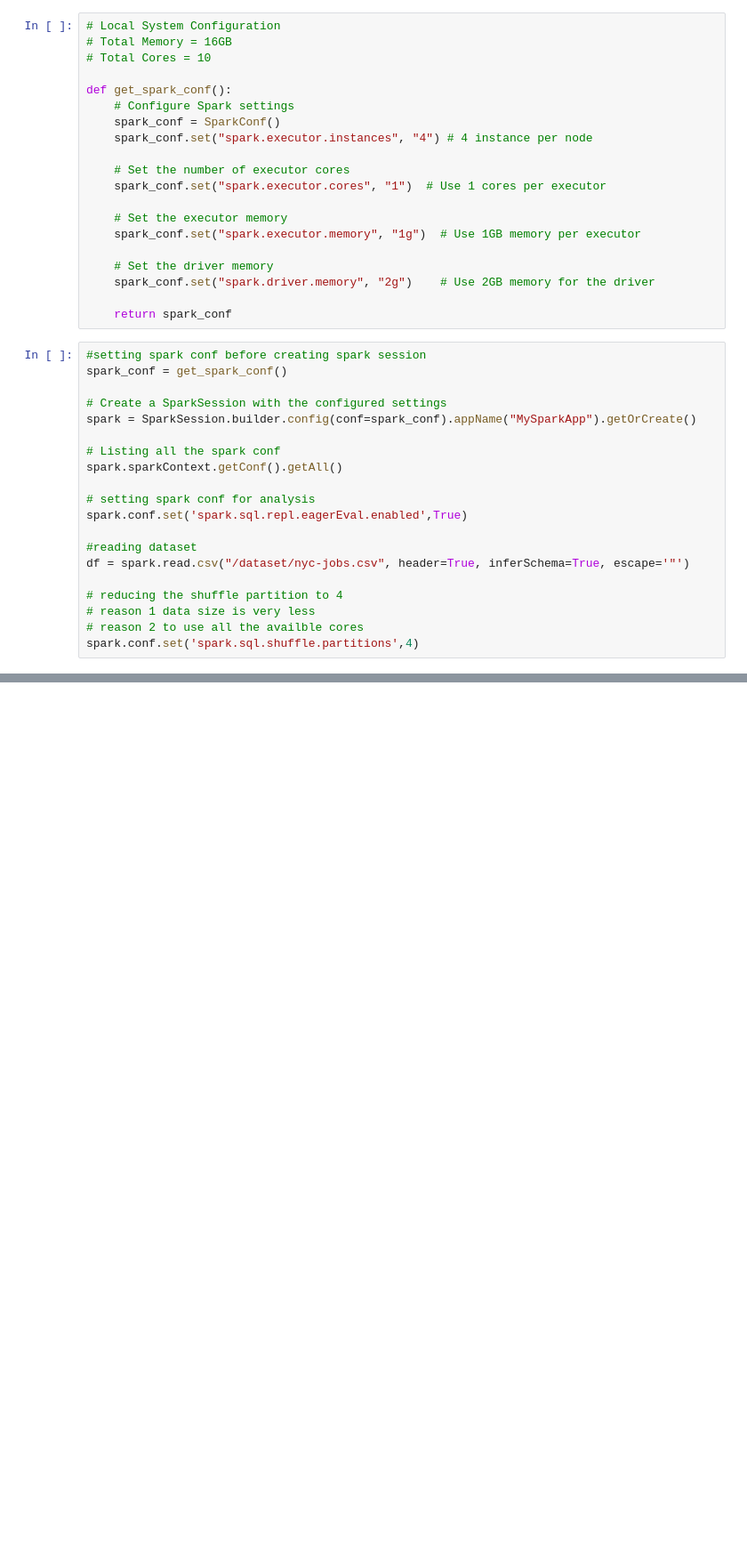
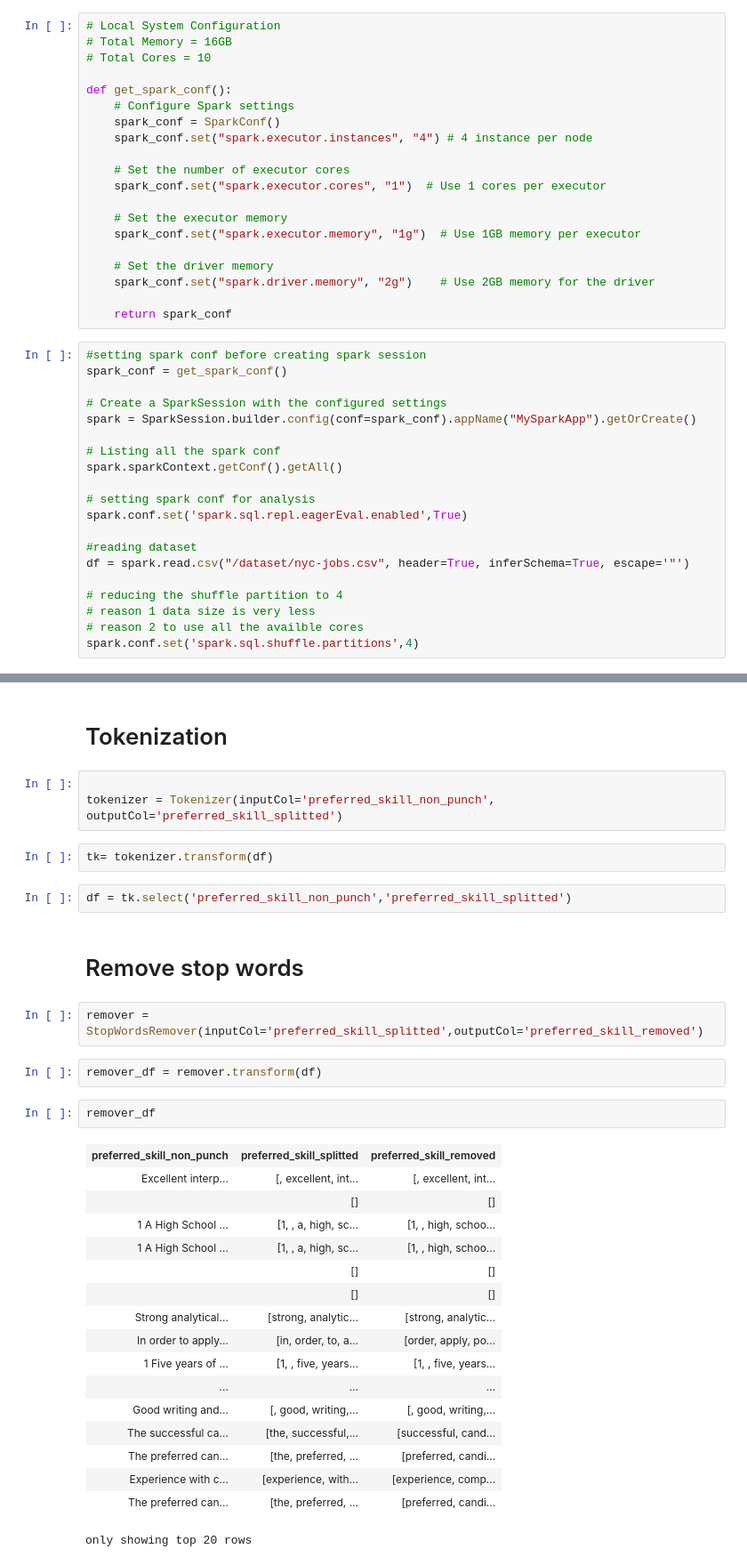
Before and after one commit to patirahardik/de_takehome1, a Jupyter notebook: jupyter/notebook/dataproduct/assesment_nyc_job_posting/main/playbook.ipynb, the cells around one changed output, grey strips where cells are left out. Shown at 89% size. Saved outputs shown, nothing was run; the diff lists cells and outputs as text; blank space fills up the shorter version.

```diff
--- a/jupyter/notebook/dataproduct/assesment_nyc_job_posting/main/playbook.ipynb
+++ b/jupyter/notebook/dataproduct/assesment_nyc_job_posting/main/playbook.ipynb
@@ -58,0 +126,35 @@ df.show(truncate=False)
+# %% [markdown]
+# Tokenization
+# %%
+
+tokenizer = Tokenizer(inputCol='preferred_skill_non_punch', outputCol='preferred_skill_splitted')
+# %%
+tk= tokenizer.transform(df)
+# %%
+df = tk.select('preferred_skill_non_punch','preferred_skill_splitted')
+# %% [markdown]
+# Remove stop words
+# %%
+remover = StopWordsRemover(inputCol='preferred_skill_splitted',outputCol='preferred_skill_removed')
+# %%
+remover_df = remover.transform(df)
+# %%
+remover_df
+# %% [output]
+| preferred_skill_non_punch | preferred_skill_splitted | preferred_skill_removed |
+| Excellent interp... | [, excellent, int... | [, excellent, int... |
+|  | [] | [] |
+| 1 A High School ... | [1, , a, high, sc... | [1, , high, schoo... |
+| 1 A High School ... | [1, , a, high, sc... | [1, , high, schoo... |
+|  | [] | [] |
+|  | [] | [] |
+| Strong analytical... | [strong, analytic... | [strong, analytic... |
+| In order to apply... | [in, order, to, a... | [order, apply, po... |
+| 1 Five years of ... | [1, , five, years... | [1, , five, years... |
+| ... | ... | ... |
+| Good writing and... | [, good, writing,... | [, good, writing,... |
+| The successful ca... | [the, successful,... | [successful, cand... |
+| The preferred can... | [the, preferred, ... | [preferred, candi... |
+| Experience with c... | [experience, with... | [experience, comp... |
+| The preferred can... | [the, preferred, ... | [preferred, candi... |
+only showing top 20 rows
```
Also changed, not shown: parts of 15 cells of this notebook, 3 other files.
